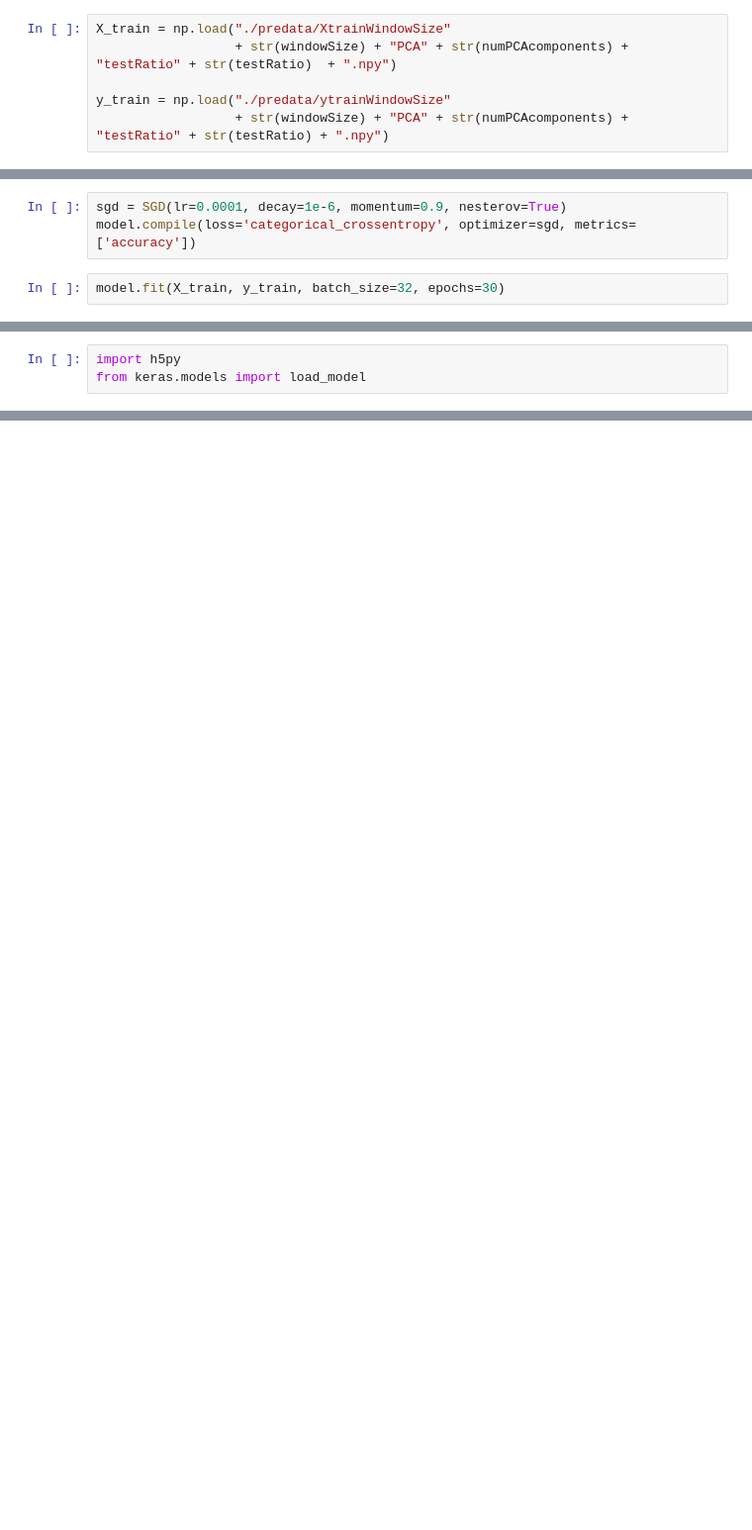
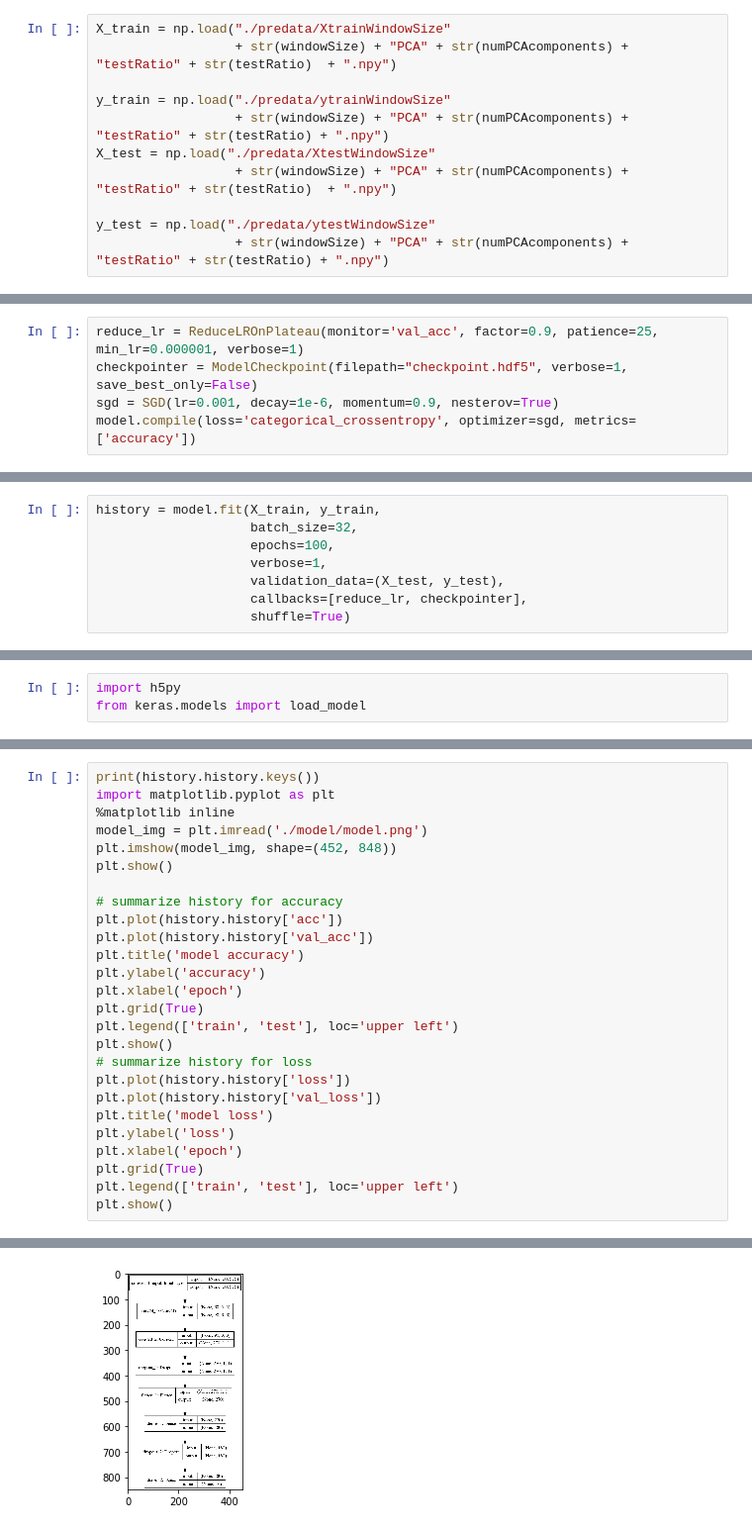
Before and after one commit to danqu130/Indian_pines_classification, a Jupyter notebook: train.ipynb, the cells around one changed output, grey strips where cells are left out. Shown at 99% size. Saved outputs shown, nothing was run; the diff lists cells and outputs as text; blank space fills up the shorter version.

```diff
--- a/train.ipynb
+++ b/train.ipynb
@@ -30,6 +26,11 @@ X_train = np.load("./predata/XtrainWindowSize"
 
 y_train = np.load("./predata/ytrainWindowSize"
                   + str(windowSize) + "PCA" + str(numPCAcomponents) + "testRatio" + str(testRatio) + ".npy")
+X_test = np.load("./predata/XtestWindowSize"
+                  + str(windowSize) + "PCA" + str(numPCAcomponents) + "testRatio" + str(testRatio)  + ".npy")
+
+y_test = np.load("./predata/ytestWindowSize"
+                  + str(windowSize) + "PCA" + str(numPCAcomponents) + "testRatio" + str(testRatio) + ".npy")
 # %%
 # Reshape into (numberofsumples, channels, height, width)
 X_train = np.reshape(X_train, (X_train.shape[0],X_train.shape[3], X_train.shape[1], X_train.shape[2]))
@@ -58,7 +61,7 @@ model.add(Dense(6*numPCAcomponents, activation='relu'))
 model.add(Dropout(0.5))
 model.add(Dense(16, activation='softmax'))
 # %%
-sgd = SGD(lr=0.0001, decay=1e-6, momentum=0.9, nesterov=True)
+reduce_lr = ReduceLROnPlateau(monitor='val_acc', factor=0.9, patience=25, min_lr=0.000001, verbose=1)
+checkpointer = ModelCheckpoint(filepath="checkpoint.hdf5", verbose=1, save_best_only=False)
+sgd = SGD(lr=0.001, decay=1e-6, momentum=0.9, nesterov=True)
 model.compile(loss='categorical_crossentropy', optimizer=sgd, metrics=['accuracy'])
-# %%
-model.fit(X_train, y_train, batch_size=32, epochs=30)
@@ -83,0 +68,8 @@ Epoch 30/30
+# %%
+history = model.fit(X_train, y_train,
+                    batch_size=32,
+                    epochs=100,
+                    verbose=1,
+                    validation_data=(X_test, y_test),
+                    callbacks=[reduce_lr, checkpointer],
+                    shuffle=True)
@@ -88,0 +102,27 @@ model.save('./model/HSI_model_epochs30.h5')
+# %%
+print(history.history.keys())
+import matplotlib.pyplot as plt
+%matplotlib inline
+model_img = plt.imread('./model/model.png')
+plt.imshow(model_img, shape=(452, 848))
+plt.show()
+
+# summarize history for accuracy
+plt.plot(history.history['acc'])
+plt.plot(history.history['val_acc'])
+plt.title('model accuracy')
+plt.ylabel('accuracy')
+plt.xlabel('epoch')
+plt.grid(True)
+plt.legend(['train', 'test'], loc='upper left')
+plt.show()
+# summarize history for loss
+plt.plot(history.history['loss'])
+plt.plot(history.history['val_loss'])
+plt.title('model loss')
+plt.ylabel('loss')
+plt.xlabel('epoch')
+plt.grid(True)
+plt.legend(['train', 'test'], loc='upper left')
+plt.show()
+# %% [output]
@@ -88,0 +130 @@ model.save('./model/HSI_model_epochs30.h5')
+[figure, added]
```
Also changed, not shown: parts of 11 cells of this notebook, 22 other files.
